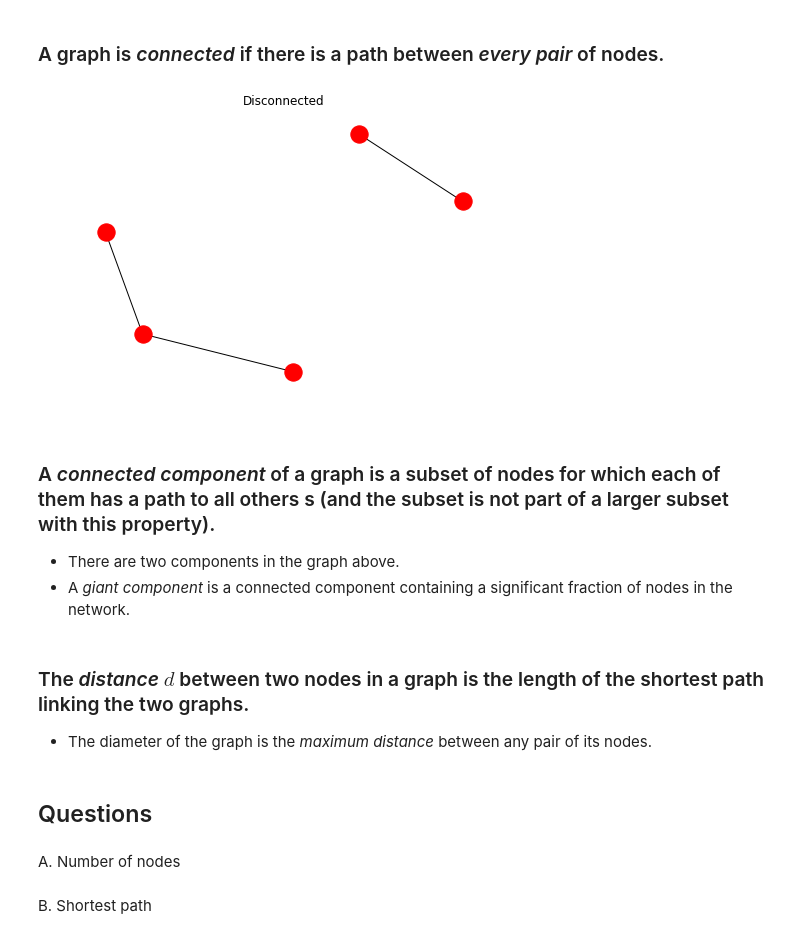
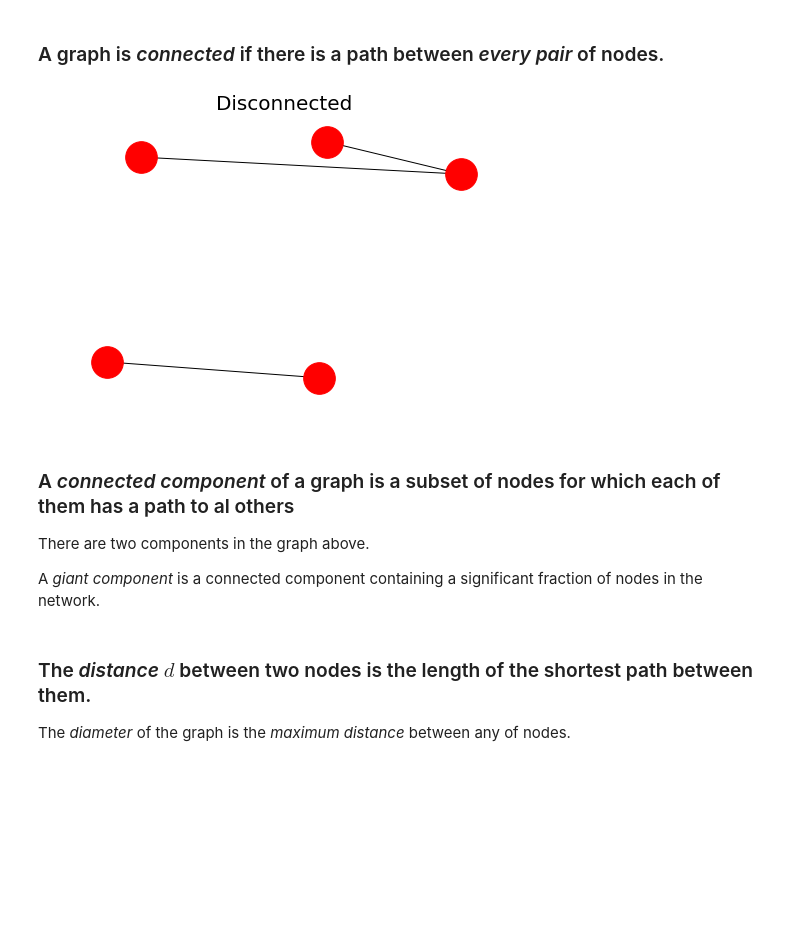
Before and after one commit to nickrobinson251/Networks, a Jupyter notebook: 0-IntroductionToGraphs.ipynb, the cells around one changed output. Drawn from its saved outputs; the diff is of its cells as text; code cells hidden in the pictures; blank space fills up the shorter version.

```diff
--- a/0-IntroductionToGraphs.ipynb
+++ b/0-IntroductionToGraphs.ipynb
@@ -6,8 +6,13 @@ Based on slides from Cecilia Mascolo's lectures for the Cambridge University Com
 import matplotlib.pyplot as plt # required for plotting graphs
 import networkx as nx # main graph library
 from utils import show_graph # helper function for pretty plotting
+
 # show graphs in the notebook
 %matplotlib inline
+
+styles = dict(font_color='white',
+              font_size=20,
+              node_size=1000)
 # %% [markdown]
 ## An quick introduction to graphs
 - A _graph_ $G$ is a tuple $(V, E)$ of a set of nodes (also called vertices) and edges. An edge in $E$ connects two nodes in $V$
@@ -60,21 +70,18 @@ show_graph(ax=ax)
 # %%
 G = nx.Graph()
 E = [(0,1), (2,3), (3,4)]
 G.add_edges_from(E)
-nx.draw(G)
-plt.title('Disconnected');
+
+nx.draw(G, **styles)
+plt.title('Disconnected', size=20);
 # %% [output]
-[figure, old version]
+[figure, new version]
 # %% [markdown]
-### A	_connected	component_	of a graph is a	 subset	of	nodes	for	which	each	of	them	has	a path	to	all	others	s	(and	the	subset	is	not	part	of	a	larger	subset	with	this	property).
-- There are two components in the graph above.
-- A	_giant	component_ is a connected component containing a significant fraction of nodes in the network.
+### A _connected component_ of a graph is a subset of nodes for	which each of them has a path to al others
+
+There are two components in the graph above.
+
+A _giant component_ is a connected component containing a significant fraction of nodes in the network.
 # %% [markdown]
-### The	_distance_ $d$ between	two	nodes	in	a	graph	is	the	length	of	the	shortest	path	linking	 the	two	graphs.
--  The	diameter	of	the	graph	is	the	_maximum	distance_	between	any	pair	of	its	nodes.
+### The	_distance_ $d$ between	two	nodes is	the	length	of	the	shortest path between them.
+The _diameter_ of the graph is the _maximum distance_ between any of nodes.
-# %% [markdown]
-## Questions
-# %% [markdown]
-A. Number of nodes
-# %% [markdown]
-B. Shortest path
```
Also changed, not shown: parts of 5 cells of this notebook.
